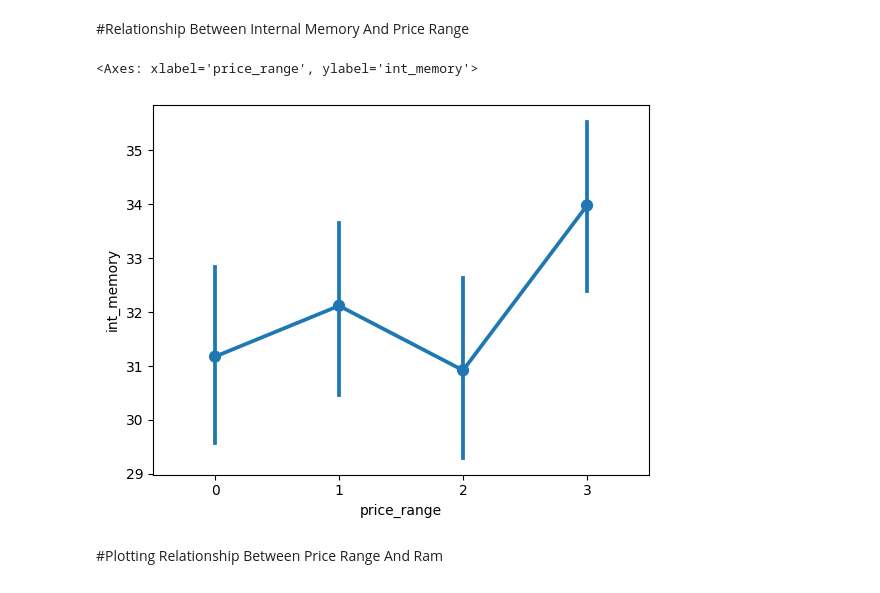
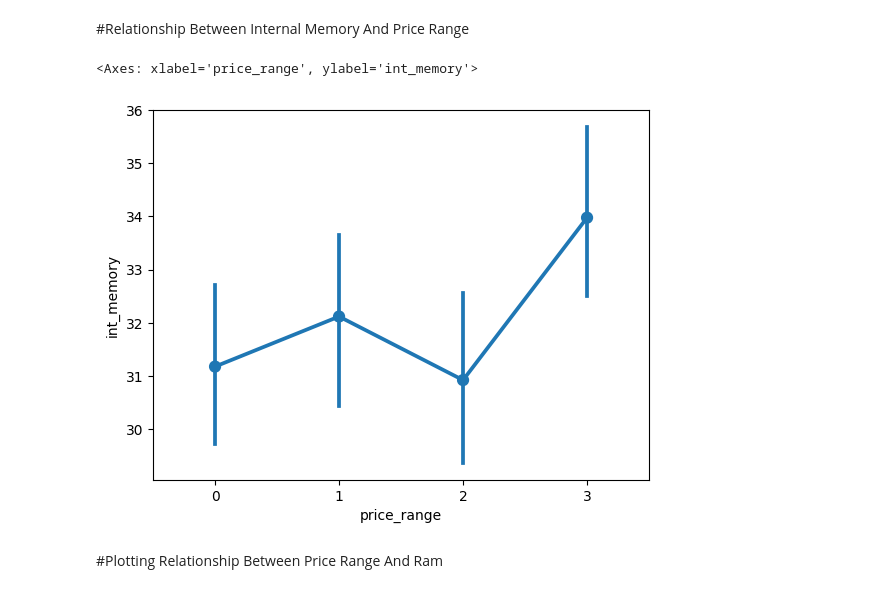
Before and after one commit to stephendambo/Dambolin9, a Jupyter notebook: Final_Project_Work.ipynb, the cells around one changed output. Saved outputs shown, nothing was run; the diff lists cells and outputs as text; code cells hidden in the pictures.

```diff
--- a/Final_Project_Work.ipynb
+++ b/Final_Project_Work.ipynb
@@ -86,3 +90,0 @@ df.tail(10) # This is to check the last 10 bottom data in my train dataset
-# %%
-df =pd.read_csv('/content/test.csv', header=0)
-df.head() # This is to check the top 5 data in my test dataset
@@ -191,10 +175,10 @@ sns.pointplot(y = 'battery_power', x = 'price_range', data=df_trainset)
 # %% [markdown]
 #Relationship Between Internal Memory And Price Range
 # %%
-sns.pointplot(y = 'int_memory', x = 'price_range', data=df_trainset)
+sns.pointplot(y = 'int_memory', x = 'price_range', data=df)
 # %% [output]
 <Axes: xlabel='price_range', ylabel='int_memory'>
-[figure, old version]
+[figure, new version]
 # %% [markdown]
 #Plotting Relationship Between Price Range And Ram
 # %%
```
Also changed, not shown: parts of 68 cells of this notebook.
